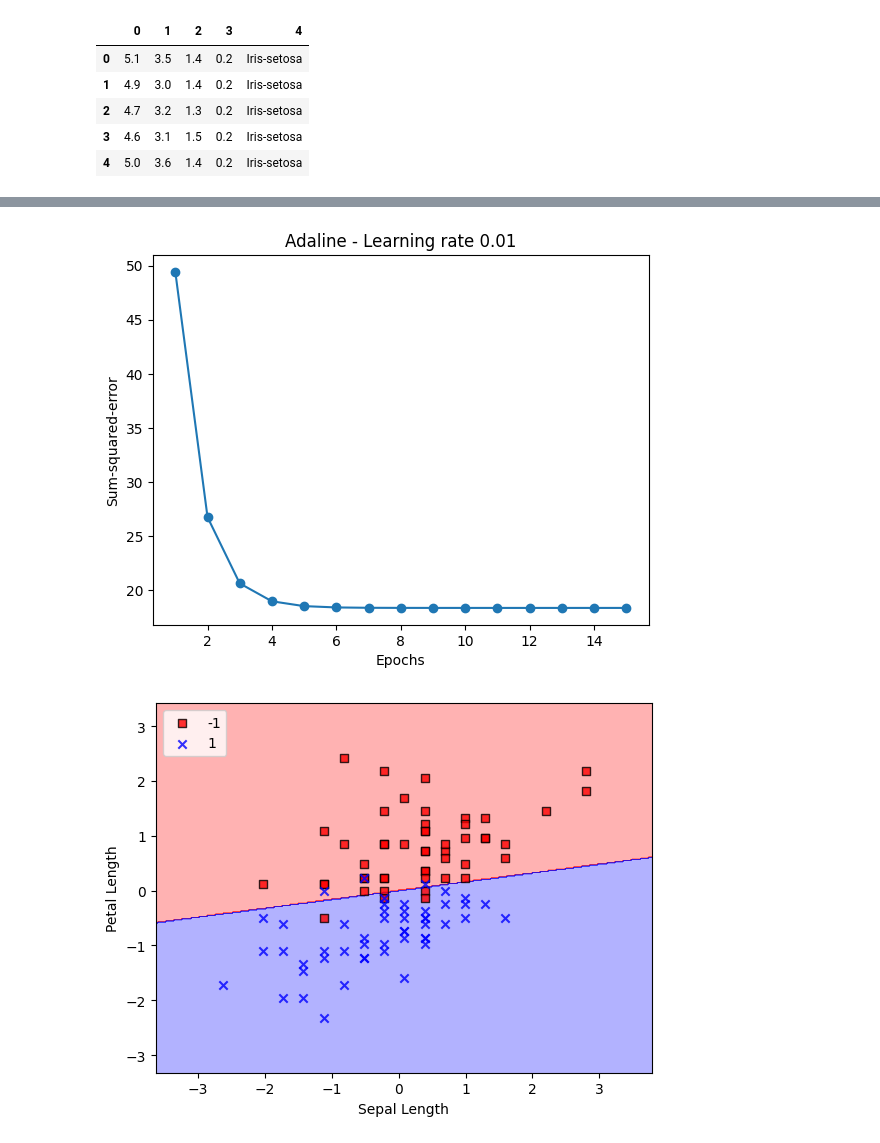
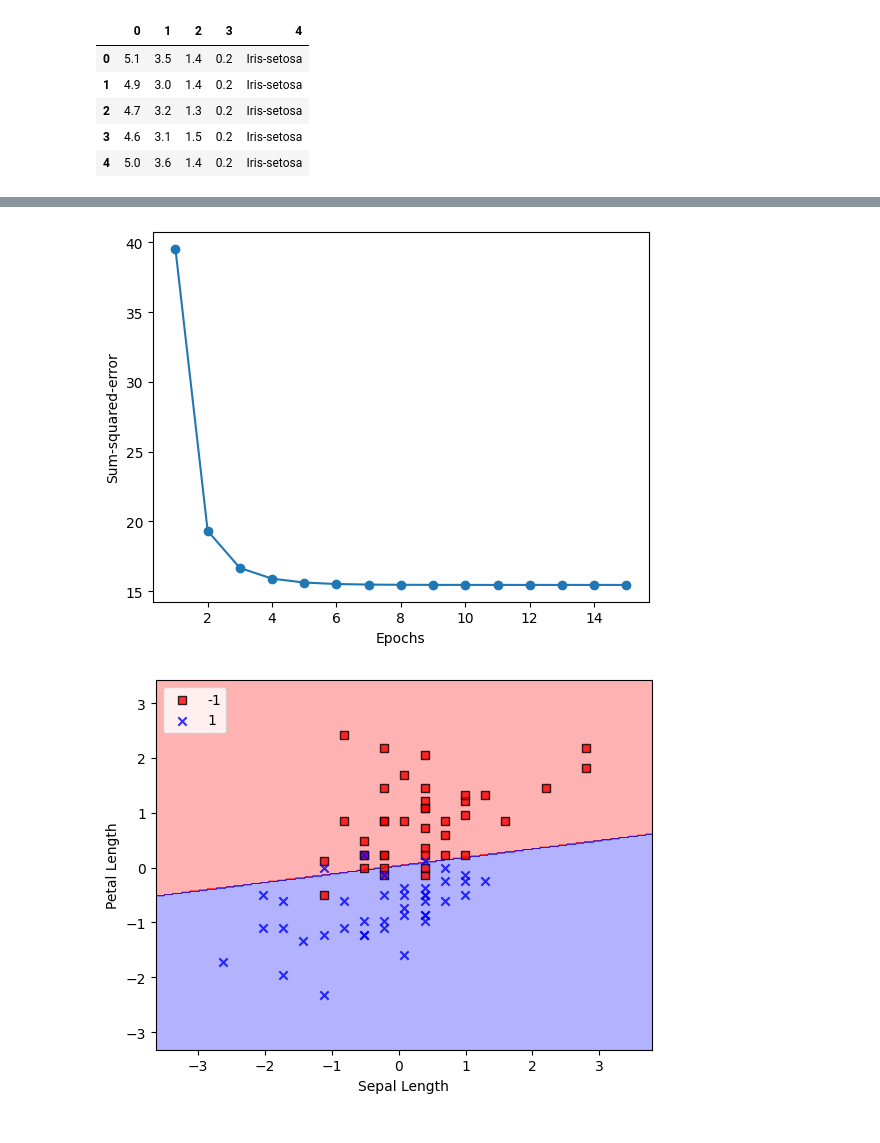
Before and after one commit to nisharamanna555/MachineLearning, a Jupyter notebook: week2.ipynb, the cells around one changed output, grey strips where cells are left out. Cells and saved outputs as stored; diff of their text form; code cells hidden in the pictures.

```diff
--- a/week2.ipynb
+++ b/week2.ipynb
@@ -509,14 +537,13 @@ y = np.append(y_1, y_2)
 # %%
-# create and train Perceptron, plot results
+# create and train Perceptron
+ppn4 = Perceptron(eta=0.1, n_iter=10)
+ppn4.fit(X_train, y_train)
 
-ppn = Perceptron(eta=0.1, n_iter=10)
+# plot results
+plot_ppn_results(ppn4)
+plot_decision_regions(X_train, y_train, ppn4, 'Sepal Length', 'Petal Length')
 
-ppn.fit(X, y)
-
-plt.plot(range(1, len(ppn.errors_) + 1), ppn.errors_, marker='o')
-plt.xlabel('Epochs')
-plt.ylabel('Number of updates')
-plt.show()
-
-plot_decision_regions(X, y, ppn, 'Sepal Length', 'Petal Length')
+# calculate accuracy of ppn1 and add to dictionary
+y_pred = ppn4.predict(X_test)
+accuracy(y_pred, y_test, "ppn4", dict)
 # %% [output]
@@ -525,31 +552,23 @@ plot_decision_regions(X, y, ppn, 'Sepal Length', 'Petal Length')
 # %%
 # standardize data
-    # scaling features improves gradient descent
-    # Adaline uses gradient descent to find the weights which minimize the cost function
+X_std = standardize_data(X)
 
-X_std = standardize_data(X)
+# create train and test data
+X_std_train, X_std_test, y_std_train, y_std_test = test_and_train(X_std, y)
 # %%
-# find a good learning rate
+# create and train Adaline
+ada4 = AdalineGD(n_iter=15, eta=0.01).fit(X_std_train, y_std_train)
 
-ada1 = AdalineGD(n_iter=15, eta=0.01).fit(X_std, y)
-plt.plot(range(1, len(ada1.cost_) + 1), ada1.cost_, marker='o')
+# plot results
+plot_ada_results(ada4)
+plot_decision_regions(X_std_train, y_std_train, ada4, 'Sepal Length', 'Petal Length')
 
-plt.xlabel('Epochs')
-plt.ylabel('Sum-squared-error')
-plt.title('Adaline - Learning rate 0.01')
-
-plt.show()
+# calculate accuracy of ada1 and add to dictionary
+y_pred = ada4.predict(X_std_test)
+accuracy(y_pred, y_std_test, "ada4", dict)
 # %% [output]
-[figure, old version]
+[figure, new version]
+[figure, added]
-# %%
-# create and train Adaline, plot results
-
-ada_gd = AdalineGD(n_iter=15, eta=0.01)
-ada_gd.fit(X_std, y)
-
-plot_decision_regions(X_std, y, ada_gd, 'Sepal Length', 'Petal Length')
-# %% [output]
-[figure, removed]
 # %%
 # pick 2 species of iris & 3 features that aren't linearly seperable
     # versicolor
```
Also changed, not shown: parts of 56 cells of this notebook.
